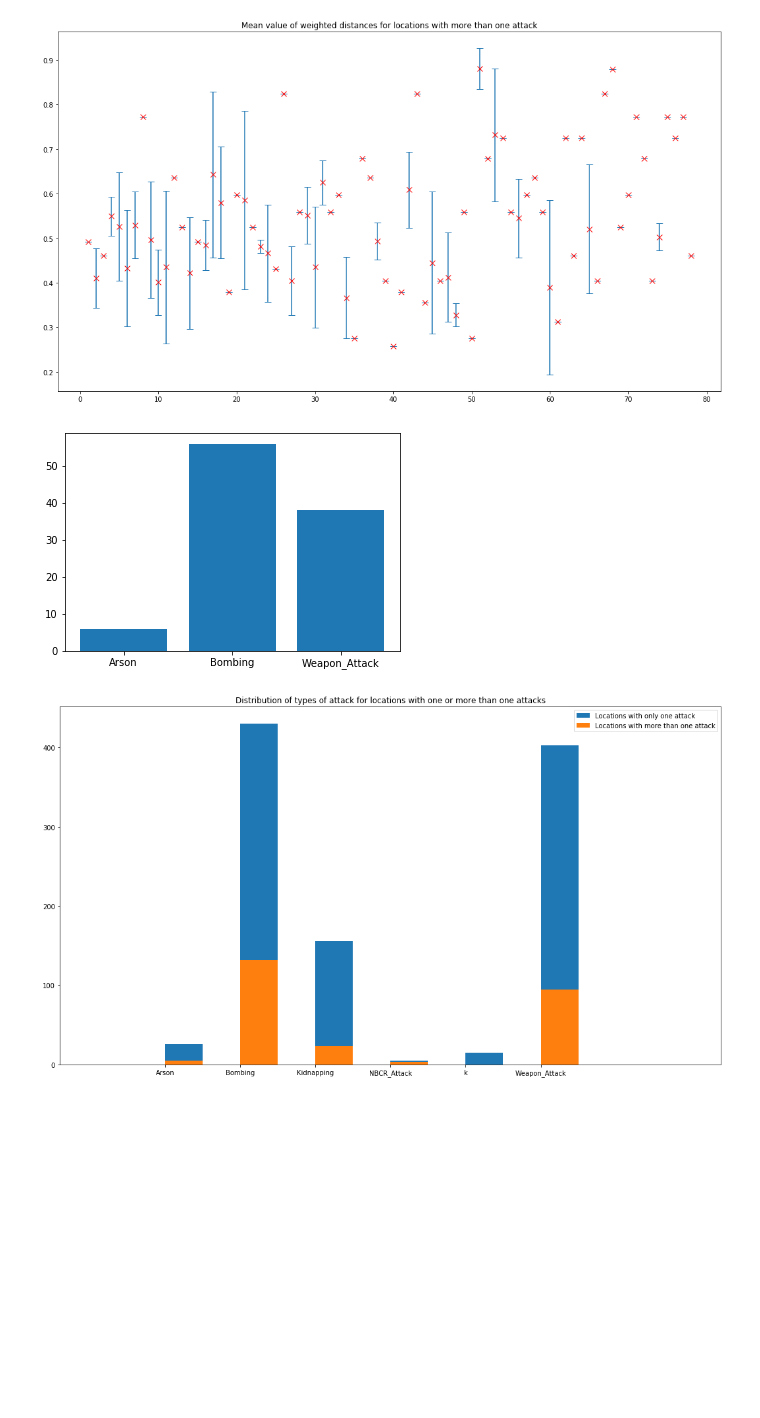
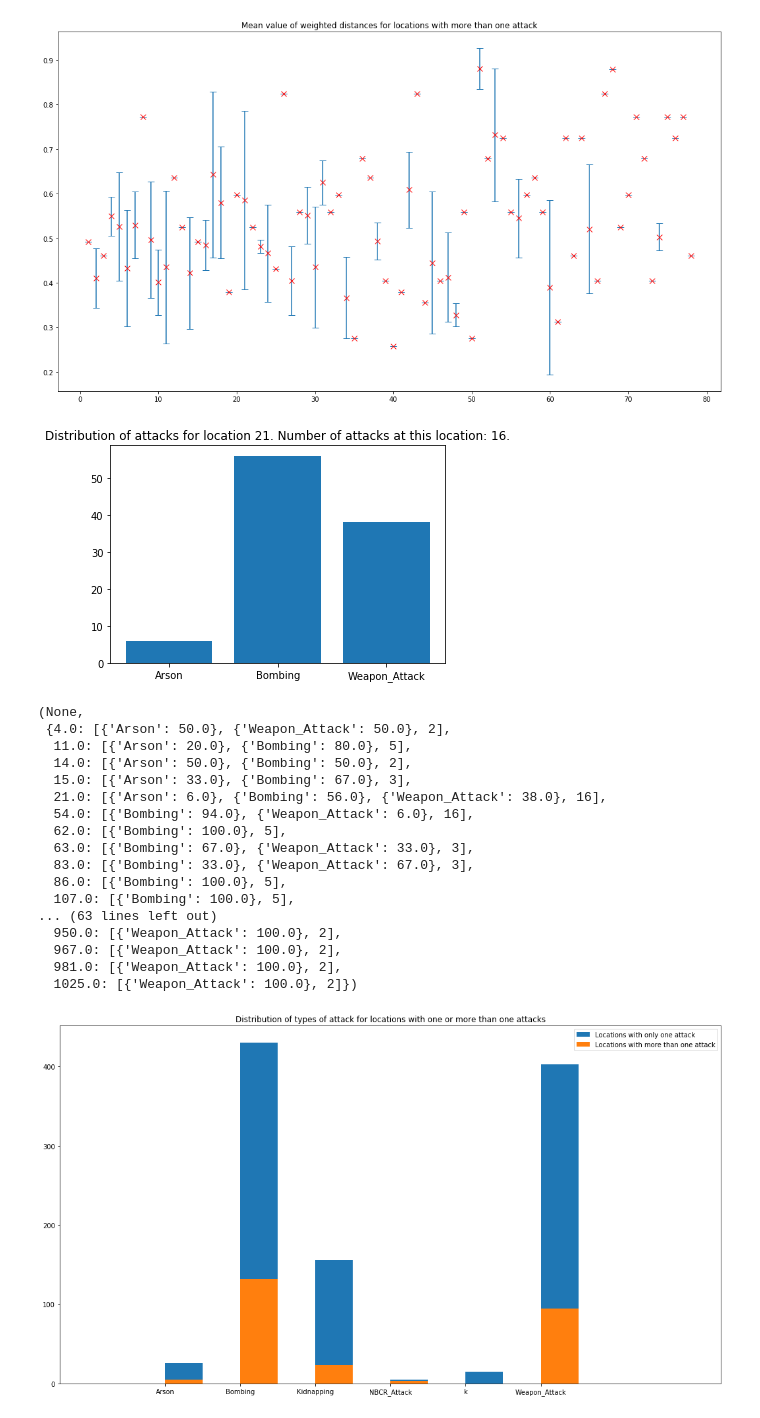
Before and after one commit to coencharles/NTDS_team34, a Jupyter notebook: Project.ipynb, the cells around one changed output. Saved outputs shown, nothing was run; the diff lists cells and outputs as text; code cells hidden in the pictures; blank space fills up the shorter version.

Commit message:
15.01.19 09h46 change plot

```diff
--- a/Project.ipynb
+++ b/Project.ipynb
@@ -103,6 +103,23 @@ for i in keys:
 
     list_attacks.append(total_attacks)
     recap_label[i] =  list_attacks
+# %%
+def plot_recap_label(k):
+
+    numb = np.size(recap_label[k])-1
+    x = []
+    y = []
+    for i in range(0,numb):
+        x.append(list(recap_label[k][i].keys()))
+        y.append(list(recap_label[k][i].values()))
+
+    x = [val for sublist in x for val in sublist]
+    y = [val for sublist in y for val in sublist]
+
+    plt.bar(x,y)
+    plt.title('Distribution of attacks for location %i. Number of attacks at this location: %i.' %(k ,recap_label[k][-1]))
+    plt.show()
+    return
 # %% [markdown]
 ##### **Remarks**
 The *mapping* dictionary contains the locations where multiple attacks were perpetrated. For each location, the number of attacks(n) is specified and the indices of the nodes are stored in an array.
@@ -146,7 +147,24 @@ def plot_recap_label(k):
 # %%
-plot_recap_label(21)
+plot_recap_label(21), recap_label
 # %% [output]
-[figure, old version]
+[figure, new version]
+(None,
+ {4.0: [{'Arson': 50.0}, {'Weapon_Attack': 50.0}, 2],
+  11.0: [{'Arson': 20.0}, {'Bombing': 80.0}, 5],
+  14.0: [{'Arson': 50.0}, {'Bombing': 50.0}, 2],
+  15.0: [{'Arson': 33.0}, {'Bombing': 67.0}, 3],
+  21.0: [{'Arson': 6.0}, {'Bombing': 56.0}, {'Weapon_Attack': 38.0}, 16],
+  54.0: [{'Bombing': 94.0}, {'Weapon_Attack': 6.0}, 16],
+  62.0: [{'Bombing': 100.0}, 5],
+  63.0: [{'Bombing': 67.0}, {'Weapon_Attack': 33.0}, 3],
+  83.0: [{'Bombing': 33.0}, {'Weapon_Attack': 67.0}, 3],
+  86.0: [{'Bombing': 100.0}, 5],
+  107.0: [{'Bombing': 100.0}, 5],
+... (63 lines left out)
+  950.0: [{'Weapon_Attack': 100.0}, 2],
+  967.0: [{'Weapon_Attack': 100.0}, 2],
+  981.0: [{'Weapon_Attack': 100.0}, 2],
+  1025.0: [{'Weapon_Attack': 100.0}, 2]})
 # %%
 plt.figure(figsize=(18,10))
 y_single_attack = np.take(labels,index_attack)
```
Also changed, not shown: parts of 3 cells of this notebook.
